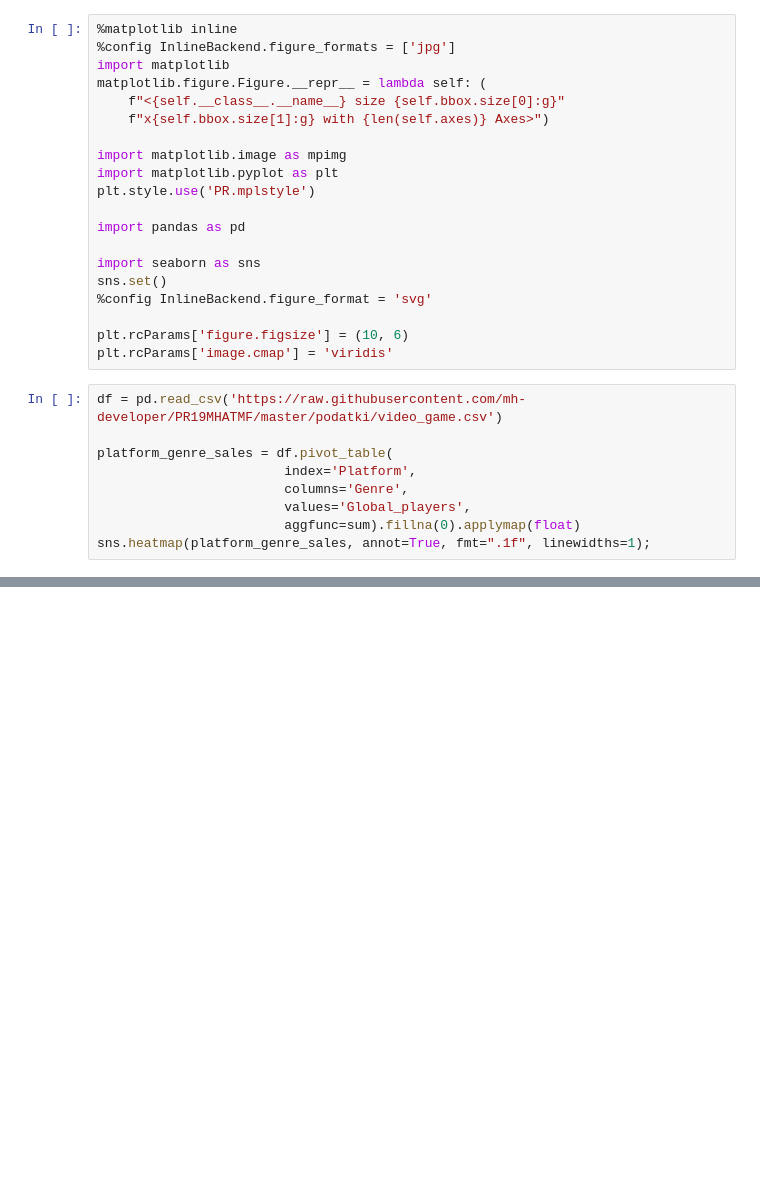
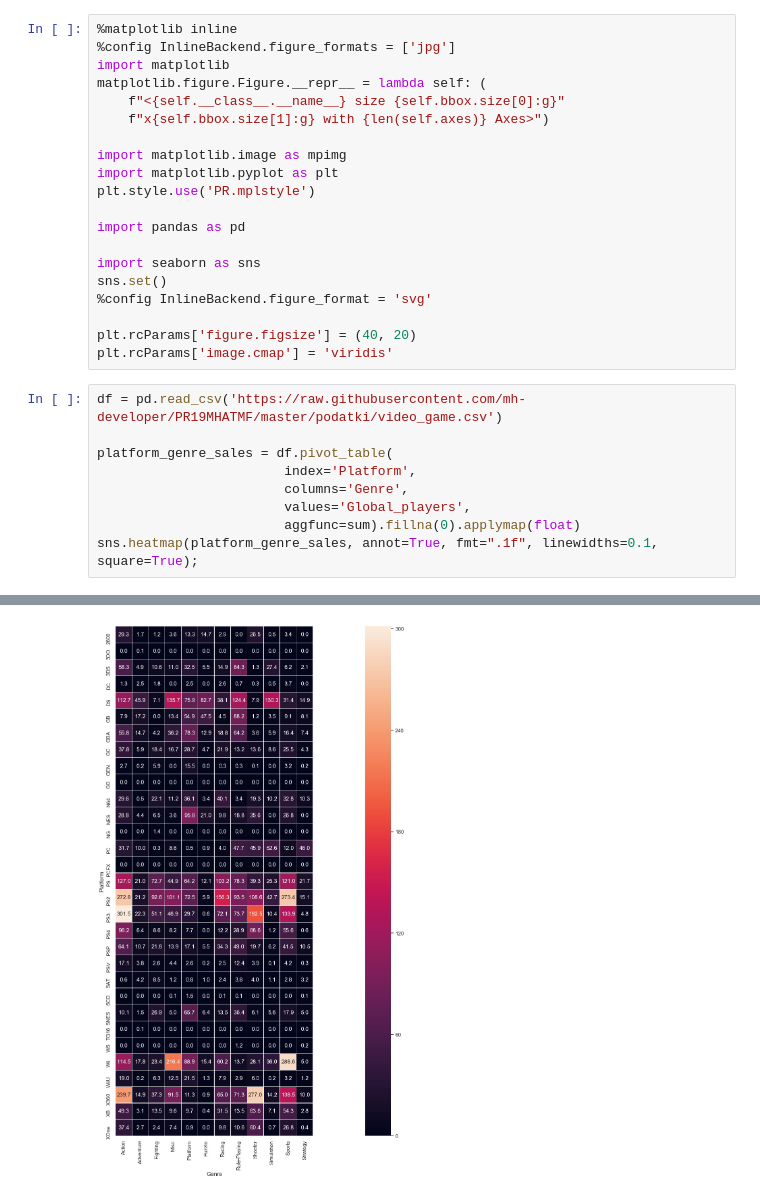
Before and after one commit to mh-developer/PR19MHATMF, a Jupyter notebook: src/skripte-anze/Heatmap.ipynb, the cells around one changed output, grey strips where cells are left out. Drawn from its saved outputs; the diff is of its cells as text; blank space fills up the shorter version.

```diff
--- a/src/skripte-anze/Heatmap.ipynb
+++ b/src/skripte-anze/Heatmap.ipynb
@@ -16,7 +16,7 @@ import seaborn as sns
 sns.set()
 %config InlineBackend.figure_format = 'svg'
 
-plt.rcParams['figure.figsize'] = (10, 6)
+plt.rcParams['figure.figsize'] = (40, 20)
 plt.rcParams['image.cmap'] = 'viridis'
 # %%
 df = pd.read_csv('https://raw.githubusercontent.com/mh-developer/PR19MHATMF/master/podatki/video_game.csv')
@@ -26,5 +26,5 @@ platform_genre_sales = df.pivot_table(
                         columns='Genre',
                         values='Global_players',
                         aggfunc=sum).fillna(0).applymap(float)
-sns.heatmap(platform_genre_sales, annot=True, fmt=".1f", linewidths=1);
+sns.heatmap(platform_genre_sales, annot=True, fmt=".1f", linewidths=0.1, square=True);
 # %% [output]
@@ -31,0 +31 @@ sns.heatmap(platform_genre_sales, annot=True, fmt=".1f", linewidths=1);
+[figure, added]
```
Also changed, not shown: parts of 1 cell of this notebook, 1 other file.
